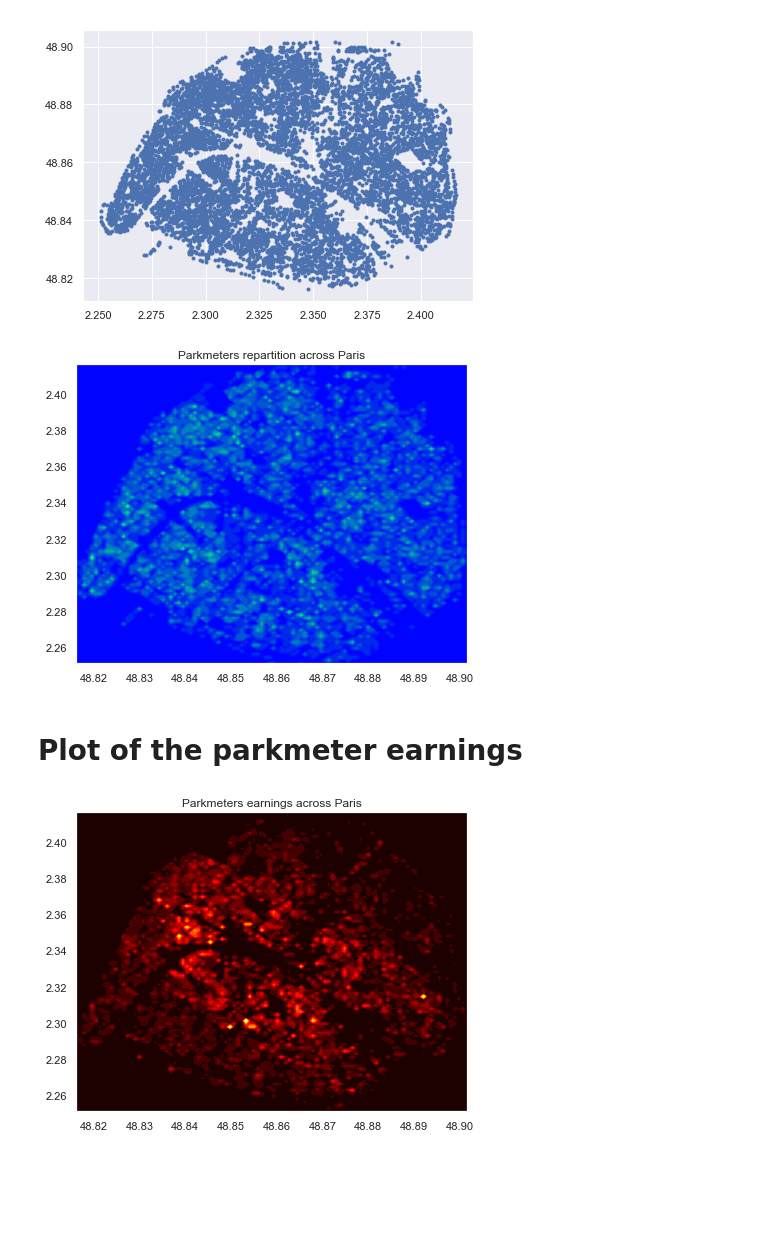
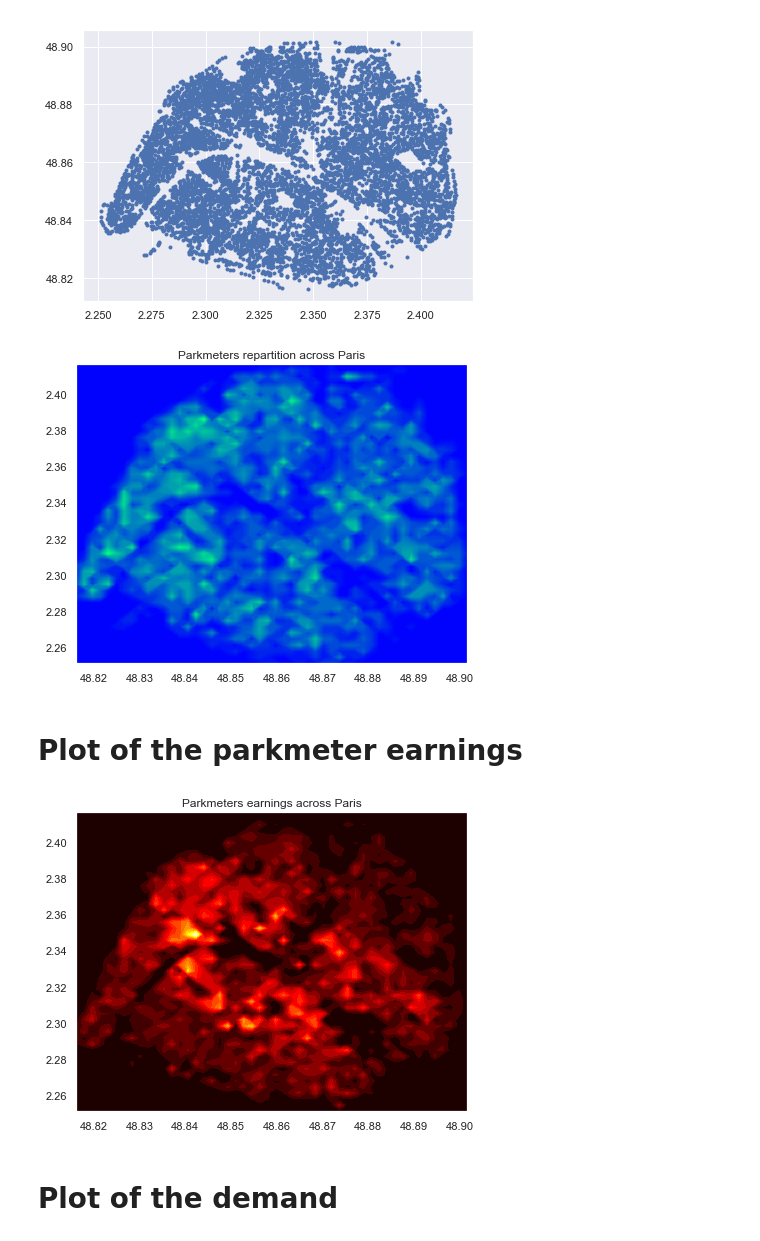
Before and after one commit to AF018/Oliver_Wymann_datacase, a Jupyter notebook: display_parkmeter_map.ipynb, the cells around one changed output. Cells and saved outputs as stored; diff of their text form; code cells hidden in the pictures; blank space fills up the shorter version.

Commit message:
Starting displaying the demand

```diff
--- a/display_parkmeter_map.ipynb
+++ b/display_parkmeter_map.ipynb
@@ -7,7 +7,9 @@ import numpy as np
 import matplotlib.pyplot as plt
 import seaborn as sns
 
-data_case_storage="C://Users//Antoine//Documents//Ecole des Ponts//Cours 3A//Oliver Wymann//parkmeter_coords.h5"
+data_case_storage="C://Users//Antoine//Documents//Ecole des Ponts//Cours 3A//Oliver Wymann//stored_data_case.h5"
+new_data_path = 'C://Users//Antoine//Documents//Ecole des Ponts//Cours 3A//Oliver Wymann//clean_data.h5'
+parkmeter_storage="C://Users//Antoine//Documents//Ecole des Ponts//Cours 3A//Oliver Wymann//parkmeter_coords.h5"
 # %%
 def list_HDF_file(file_name):
     with pd.HDFStore(file_name, complevel=9, complib='blosc') as store:
@@ -22,3 +30,3 @@ def read_HDF_file(file_name, table):
 # %%
 # Extracting the parkmeter coordinates and deleting the duplicates
-parkmeter_data = read_HDF_file(data_case_storage,"/parkmeter_coordinates")
+parkmeter_data = read_HDF_file(parkmeter_storage,"/parkmeter_coordinates")
@@ -61,7 +89,7 @@ plt.show()
 [figure]
 # %%
 # Representing the repartition of the parkmeters across the map
-grid_param = 100
+grid_param = 50
 x_step = (x_max - x_min)/(grid_param-1)
 y_step = (y_max - y_min)/(grid_param-1)
 
@@ -84,32 +112,34 @@ plt.contourf(Y, X, Z, 50, cmap='winter')
 plt.title("Parkmeters repartition across Paris")
 plt.show()
 # %% [output]
-[figure, old version]
+[figure, new version]
 # %% [markdown]
 # Plot of the parkmeter earnings
 # %%
 # Representing the repartition of the parkmeters across the map
-grid_param = 100
+grid_param = 50
 x_step = (x_max - x_min)/(grid_param-1)
 y_step = (y_max - y_min)/(grid_param-1)
 
 x_mesh = np.linspace(x_min, x_max, num=grid_param);
 y_mesh = np.linspace(y_min, y_max, num=grid_param);
 parkmeter_repartition = np.zeros((grid_param, grid_param))
 for i in range(coords.shape[0]):
     x_idx = int((coords[i, 0] - x_min)/x_step)
     y_idx = int((coords[i, 1] - y_min)/y_step)
     parkmeter_repartition[x_idx, y_idx] += coords[i, 2]
 
 
 X, Y = np.meshgrid(x_mesh, y_mesh)
 Z = parkmeter_repartition
 
 # Don't ask me why Y comes before X, cause I'll answer you "yes"
 plt.subplots(figsize=(7, 5.5))
 plt.contourf(Y, X, Z, 20, cmap='hot')
 #plt.colorbar()
 plt.title("Parkmeters earnings across Paris")
 plt.show()
 # %% [output]
-[figure, old version]
+[figure, new version]
+# %% [markdown]
+# Plot of the demand
```
Also changed, not shown: parts of 9 cells of this notebook, 1 other file.
